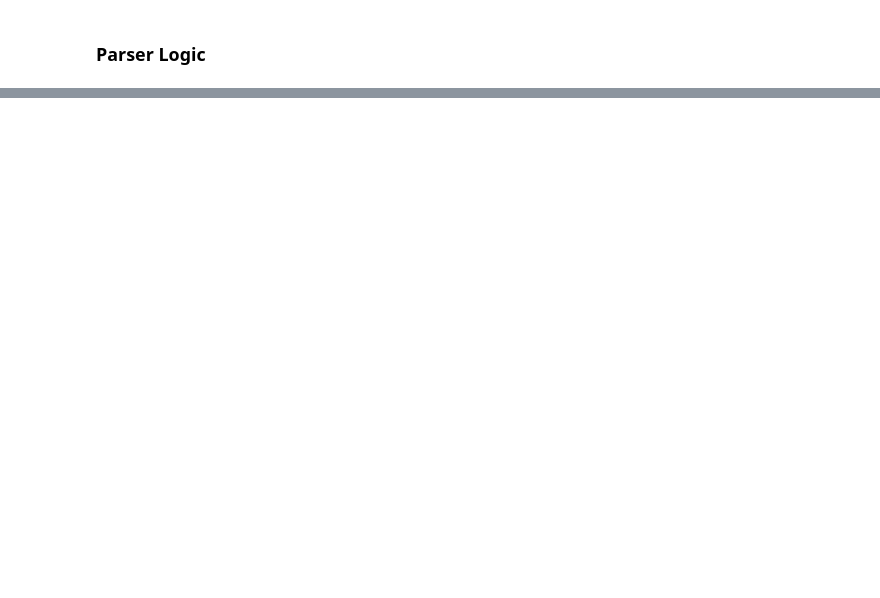
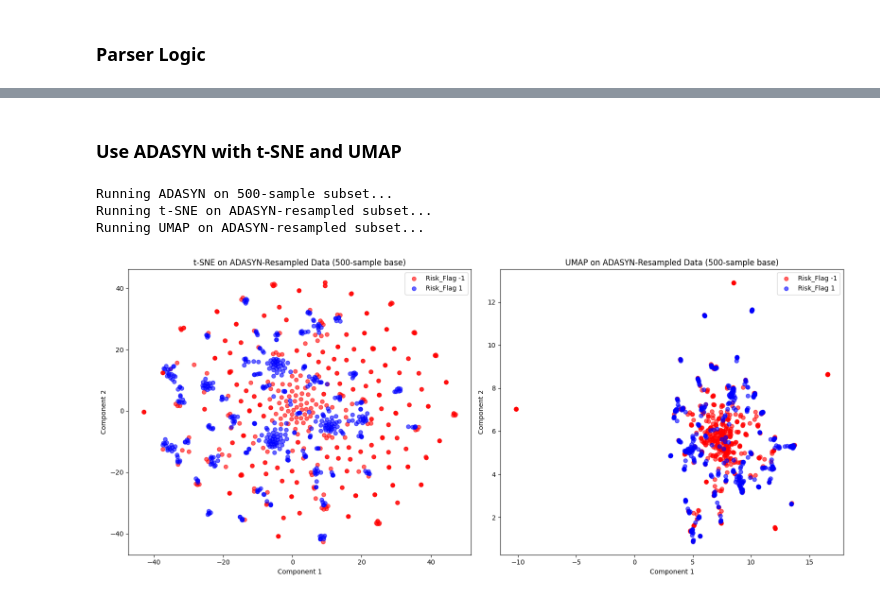
Before and after one commit to thesamarthkumar/Loan-Approval-Prediction, a Jupyter notebook: svm.ipynb, the cells around one changed output, grey strips where cells are left out. Cells and saved outputs as stored; diff of their text form; code cells hidden in the pictures; blank space fills up the shorter version.

```diff
--- a/svm.ipynb
+++ b/svm.ipynb
@@ -344,0 +403,45 @@ filterResults("poly_250_report.csv", "filtered_poly_250_report.csv")
+# %% [markdown]
+### Use ADASYN with t-SNE and UMAP
+# %%
+print("\nRunning ADASYN on 500-sample subset...")
+adasyn = ADASYN(random_state=9)
+X_sample_adasyn, y_sample_adasyn = adasyn.fit_resample(X_sample, y_sample)
+
+y_adasyn_arr = y_sample_adasyn.values
+
+print("Running t-SNE on ADASYN-resampled subset...")
+tsne_adasyn = TSNE(n_components=2, random_state=9)
+X_tsne_adasyn = tsne_adasyn.fit_transform(X_sample_adasyn)
+
+print("Running UMAP on ADASYN-resampled subset...")
+umap_adasyn = umap.UMAP(n_components=2, random_state=9)
+X_umap_adasyn = umap_adasyn.fit_transform(X_sample_adasyn)
+
+# Plot ADASYN results for t-SNE and UMAP
+fig, axes = plt.subplots(1, 2, figsize=(16, 7))
+
+axes[0].scatter(X_tsne_adasyn[y_adasyn_arr == -1, 0], X_tsne_adasyn[y_adasyn_arr == -1, 1],
+                c='red', label='Risk_Flag -1', alpha=0.6)
+axes[0].scatter(X_tsne_adasyn[y_adasyn_arr == 1, 0], X_tsne_adasyn[y_adasyn_arr == 1, 1],
+                c='blue', label='Risk_Flag 1', alpha=0.6)
+axes[0].set_title("t-SNE on ADASYN-Resampled Data (500-sample base)")
+axes[0].set_xlabel("Component 1")
+axes[0].set_ylabel("Component 2")
+axes[0].legend()
+
+axes[1].scatter(X_umap_adasyn[y_adasyn_arr == -1, 0], X_umap_adasyn[y_adasyn_arr == -1, 1],
+                c='red', label='Risk_Flag -1', alpha=0.6)
+axes[1].scatter(X_umap_adasyn[y_adasyn_arr == 1, 0], X_umap_adasyn[y_adasyn_arr == 1, 1],
+                c='blue', label='Risk_Flag 1', alpha=0.6)
+axes[1].set_title("UMAP on ADASYN-Resampled Data (500-sample base)")
+axes[1].set_xlabel("Component 1")
+axes[1].set_ylabel("Component 2")
+axes[1].legend()
+
+plt.tight_layout()
+plt.show()
+# %% [output]
+Running ADASYN on 500-sample subset...
+Running t-SNE on ADASYN-resampled subset...
+Running UMAP on ADASYN-resampled subset...
+[figure, added]
```
Also changed, not shown: parts of 13 cells of this notebook.
